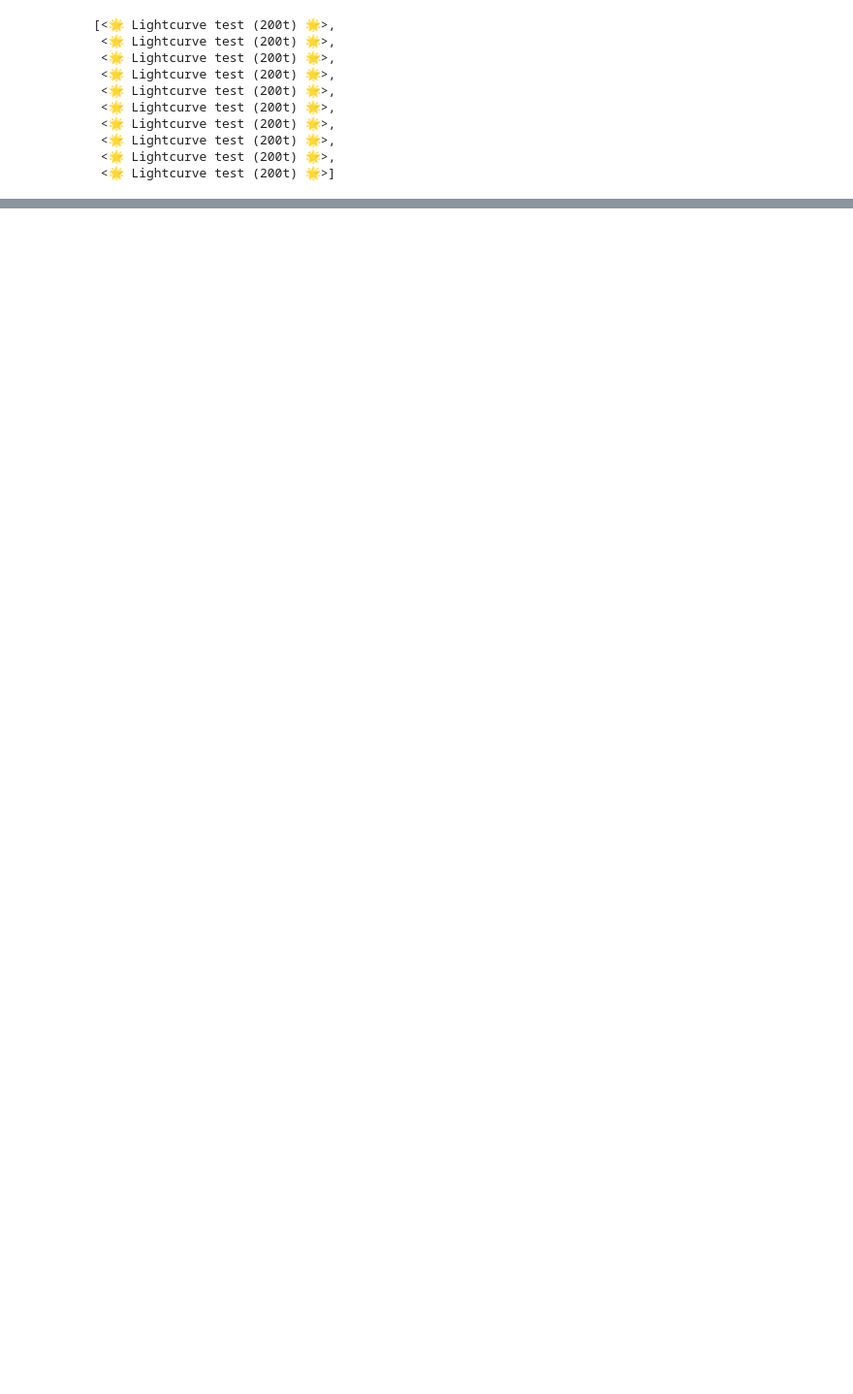
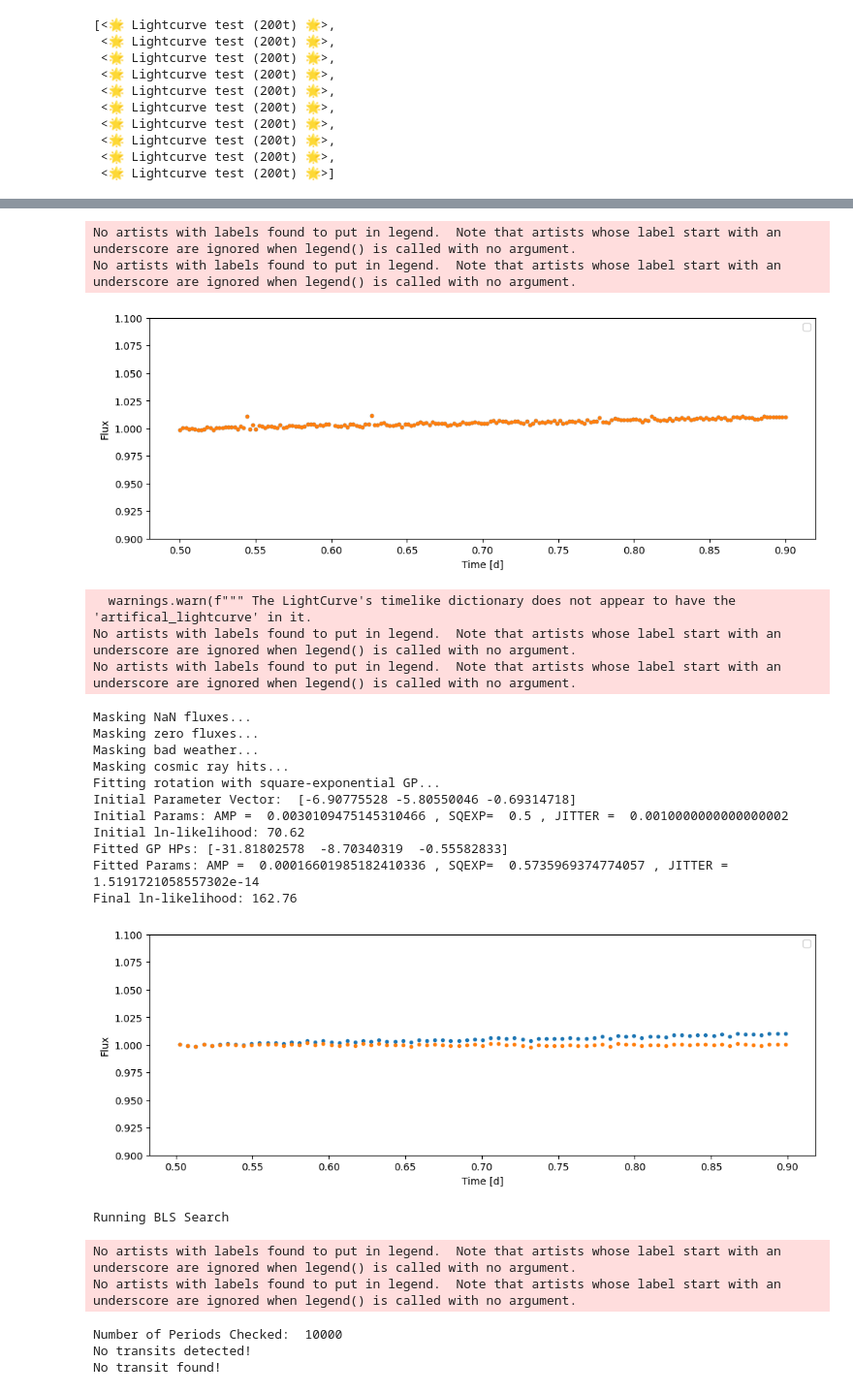
Before and after one commit to catrionamurray/occultence, a Jupyter notebook: occultence/notebooks/test_injecting_transits.ipynb, the cells around one changed output, grey strips where cells are left out. Shown at 97% size. Cells and saved outputs as stored; diff of their text form; code cells hidden in the pictures; blank space fills up the shorter version.

```diff
--- a/occultence/notebooks/test_injecting_transits.ipynb
+++ b/occultence/notebooks/test_injecting_transits.ipynb
@@ -149,0 +125,66 @@ KeyboardInterrupt:
+# %%
+total_injected = len(lcs_with_transits)
+total_recovered = 0
+
+for lc in lcs_with_transits:
+    ax=targ.plot()
+    lc.plot(ax=ax, ylims=[0.9,1.1])
+    plt.show()
+    # clean
+    clean_targ = lc.clean(dust_removal=False, bad_weather_removal=True, cosmics_removal=True, cosmic_boxsize=0.08, cosmic_nsigma=3)
+    # bin 20 mins for the GP
+    bin_targ = clean_targ.bin(dt= 20 * u.minute)
+    # gp detrend
+    gp_targ = bin_targ.gp_detrend(do_first_sigma_clip=True, do_second_sigma_clip=True, running_mean_boxsize=0.08, nsigma=3, plot=False)
+
+    # we can also predict the GP for 7.5 min binning and use that for the BLS
+    bin_targ = clean_targ.bin(dt= 7.5 * u.minute)
+    gp_model = 1+gp_targ.metadata['gp'].predict(y=gp_targ.metadata['data_to_condition_gp'], t=bin_targ.time.value)[0]
+    gp_smaller_binning = bin_targ._create_copy()
+    gp_smaller_binning.timelike['flux'] = gp_smaller_binning.timelike['flux']/gp_model
+    ax=bin_targ.plot()
+    gp_smaller_binning.plot(ax=ax, ylims=[0.9,1.1])
+    plt.show()
+
+    # search for transit
+    bls_targ = gp_smaller_binning.find_transits(minimum_period=0.5, maximum_period=10, transit_durations=np.linspace(0.01, 0.1, 10),plot=True)
+
+    # determine whether the injected planet was adequately recovered
+    if  bls_targ.metadata['BLS_transits_found'] == True:
+        recovered = False
+        print("Transit found!")
+        print(bls_targ.metadata,"\n")
+        print(bls_targ.was_injected_planet_recovered(condition_on_epoch=1*u.hour))
+        # loop over all recovered transits (in this case most likely 1):
+        for r in range(len(bls_targ.metadata['BLS_transits_params']['depth'])):
+            if bls_targ.was_injected_planet_recovered()[0][r]:
+                recovered = True
+        if recovered:
+            total_recovered += 1
+    else:
+        print("No transit found!\n")
+# %% [output]
+No artists with labels found to put in legend.  Note that artists whose label start with an underscore are ignored when legend() is called with no argument.
+No artists with labels found to put in legend.  Note that artists whose label start with an underscore are ignored when legend() is called with no argument.
+[figure, added]
+  warnings.warn(f""" The LightCurve's timelike dictionary does not appear to have the 'artifical_lightcurve' in it.
+No artists with labels found to put in legend.  Note that artists whose label start with an underscore are ignored when legend() is called with no argument.
+No artists with labels found to put in legend.  Note that artists whose label start with an underscore are ignored when legend() is called with no argument.
+Masking NaN fluxes...
+Masking zero fluxes...
+Masking bad weather...
+Masking cosmic ray hits...
+Fitting rotation with square-exponential GP...
+Initial Parameter Vector:  [-6.90775528 -5.80550046 -0.69314718]
+Initial Params: AMP =  0.0030109475145310466 , SQEXP=  0.5 , JITTER =  0.0010000000000000002
+Initial ln-likelihood: 70.62
+Fitted GP HPs: [-31.81802578  -8.70340319  -0.55582833]
+Fitted Params: AMP =  0.00016601985182410336 , SQEXP=  0.5735969374774057 , JITTER =  1.5191721058557302e-14
+Final ln-likelihood: 162.76
+[figure, added]
+Running BLS Search
+No artists with labels found to put in legend.  Note that artists whose label start with an underscore are ignored when legend() is called with no argument.
+No artists with labels found to put in legend.  Note that artists whose label start with an underscore are ignored when legend() is called with no argument.
+Number of Periods Checked:  10000
+No transits detected!
+No transit found!
```
Also changed, not shown: parts of 14 cells of this notebook, 4 other files.
